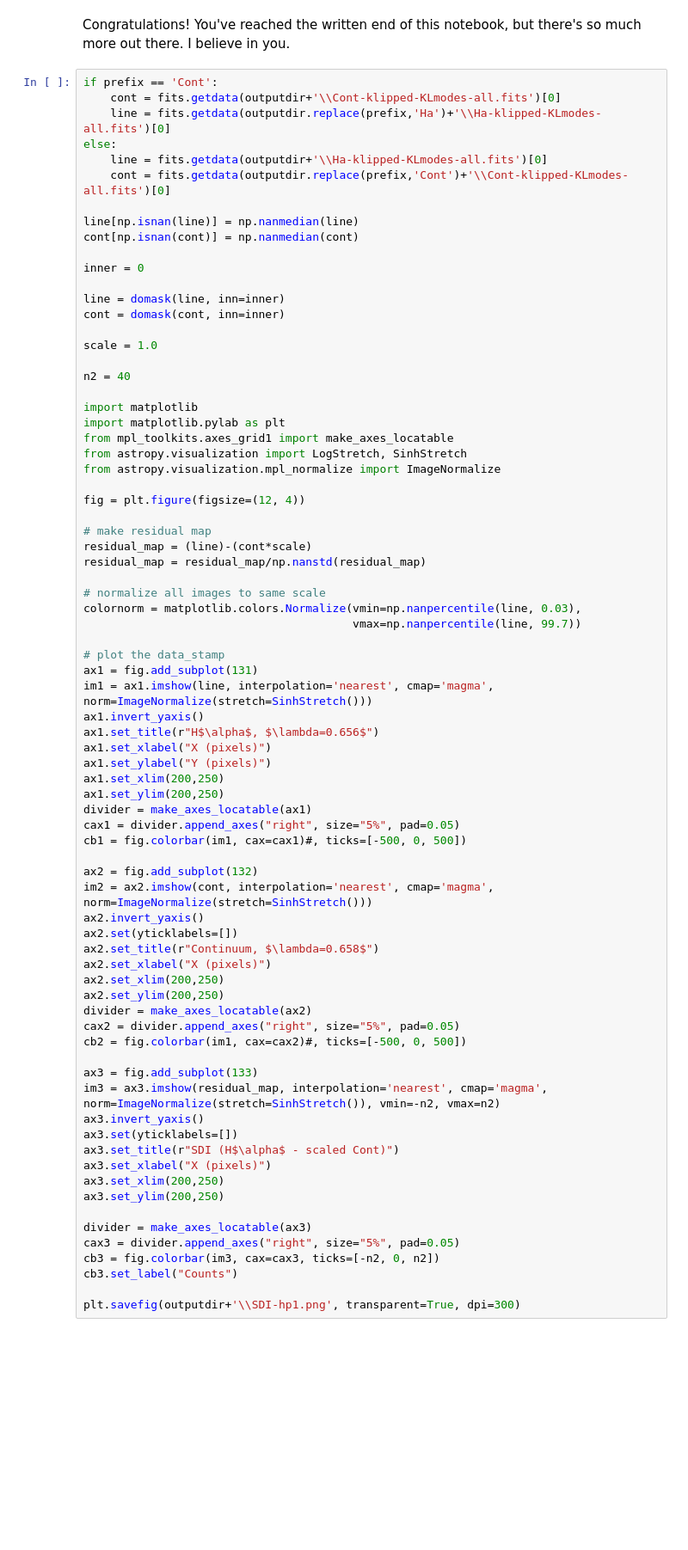
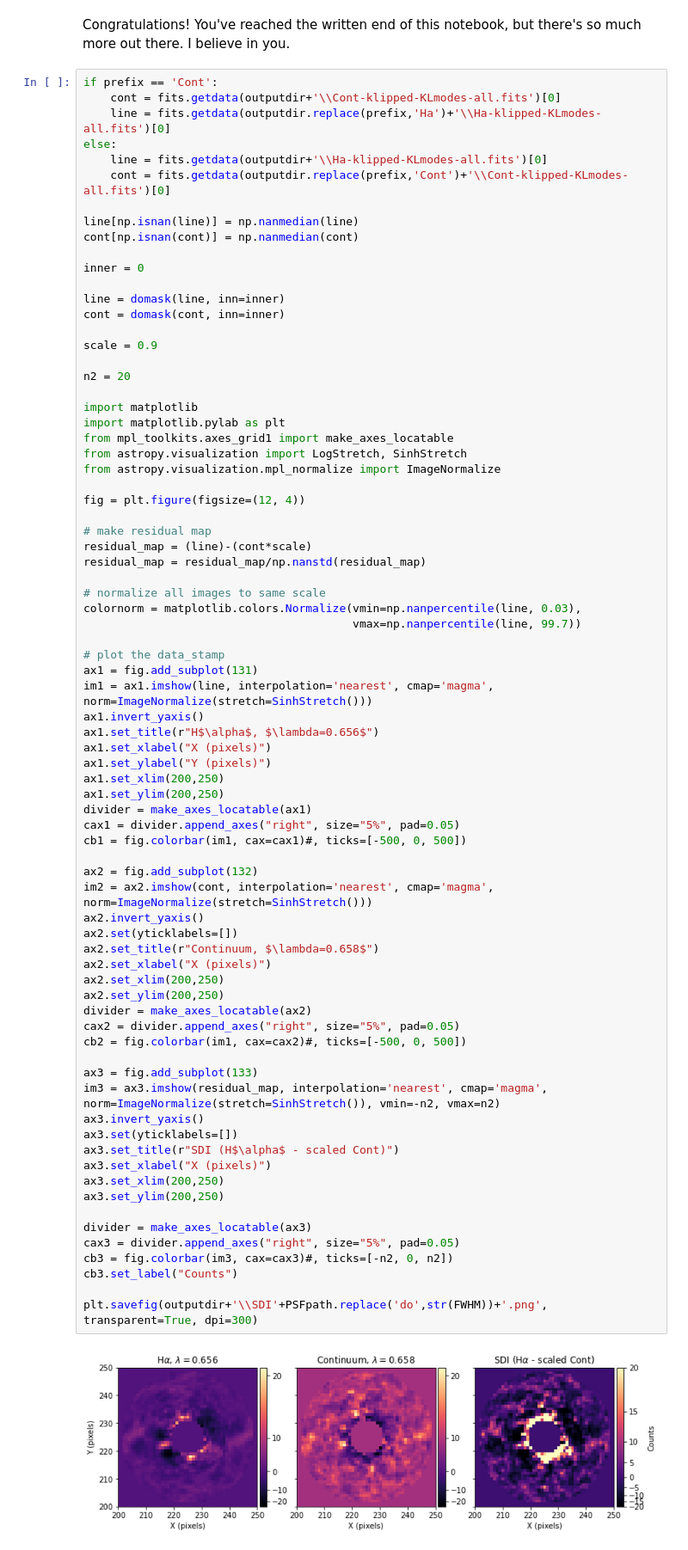
Before and after one commit to wbalmer/diskShapers, a Jupyter notebook: forwardModel/AAS237_reduction&FM.ipynb, the cells around one changed output. Shown at 86% size. Saved outputs shown, nothing was run; the diff lists cells and outputs as text; blank space fills up the shorter version.

```diff
--- a/forwardModel/AAS237_reduction&FM.ipynb
+++ b/forwardModel/AAS237_reduction&FM.ipynb
@@ -251,9 +310,9 @@ inner = 0
 line = domask(line, inn=inner)
 cont = domask(cont, inn=inner)
 
-scale = 1.0
+scale = 0.9
 
-n2 = 40
+n2 = 20
 
 import matplotlib
 import matplotlib.pylab as plt
@@ -282,33 +341,35 @@ ax1.set_xlim(200,250)
 ax1.set_ylim(200,250)
 divider = make_axes_locatable(ax1)
 cax1 = divider.append_axes("right", size="5%", pad=0.05)
 cb1 = fig.colorbar(im1, cax=cax1)#, ticks=[-500, 0, 500])
 
 ax2 = fig.add_subplot(132)
 im2 = ax2.imshow(cont, interpolation='nearest', cmap='magma', norm=ImageNormalize(stretch=SinhStretch()))
 ax2.invert_yaxis()
 ax2.set(yticklabels=[])
 ax2.set_title(r"Continuum, $\lambda=0.658$")
 ax2.set_xlabel("X (pixels)")
 ax2.set_xlim(200,250)
 ax2.set_ylim(200,250)
 divider = make_axes_locatable(ax2)
 cax2 = divider.append_axes("right", size="5%", pad=0.05)
 cb2 = fig.colorbar(im1, cax=cax2)#, ticks=[-500, 0, 500])
 
 ax3 = fig.add_subplot(133)
 im3 = ax3.imshow(residual_map, interpolation='nearest', cmap='magma', norm=ImageNormalize(stretch=SinhStretch()), vmin=-n2, vmax=n2)
 ax3.invert_yaxis()
 ax3.set(yticklabels=[])
 ax3.set_title(r"SDI (H$\alpha$ - scaled Cont)")
 ax3.set_xlabel("X (pixels)")
 ax3.set_xlim(200,250)
 ax3.set_ylim(200,250)
 
 divider = make_axes_locatable(ax3)
 cax3 = divider.append_axes("right", size="5%", pad=0.05)
-cb3 = fig.colorbar(im3, cax=cax3, ticks=[-n2, 0, n2])
+cb3 = fig.colorbar(im3, cax=cax3)#, ticks=[-n2, 0, n2])
 cb3.set_label("Counts")
 
-plt.savefig(outputdir+'\\SDI-hp1.png', transparent=True, dpi=300)
+plt.savefig(outputdir+'\\SDI'+PSFpath.replace('do',str(FWHM))+'.png', transparent=True, dpi=300)
+# %% [output]
+[figure, added]
 # %%
```
Also changed, not shown: parts of 17 cells of this notebook, 6 other files.
